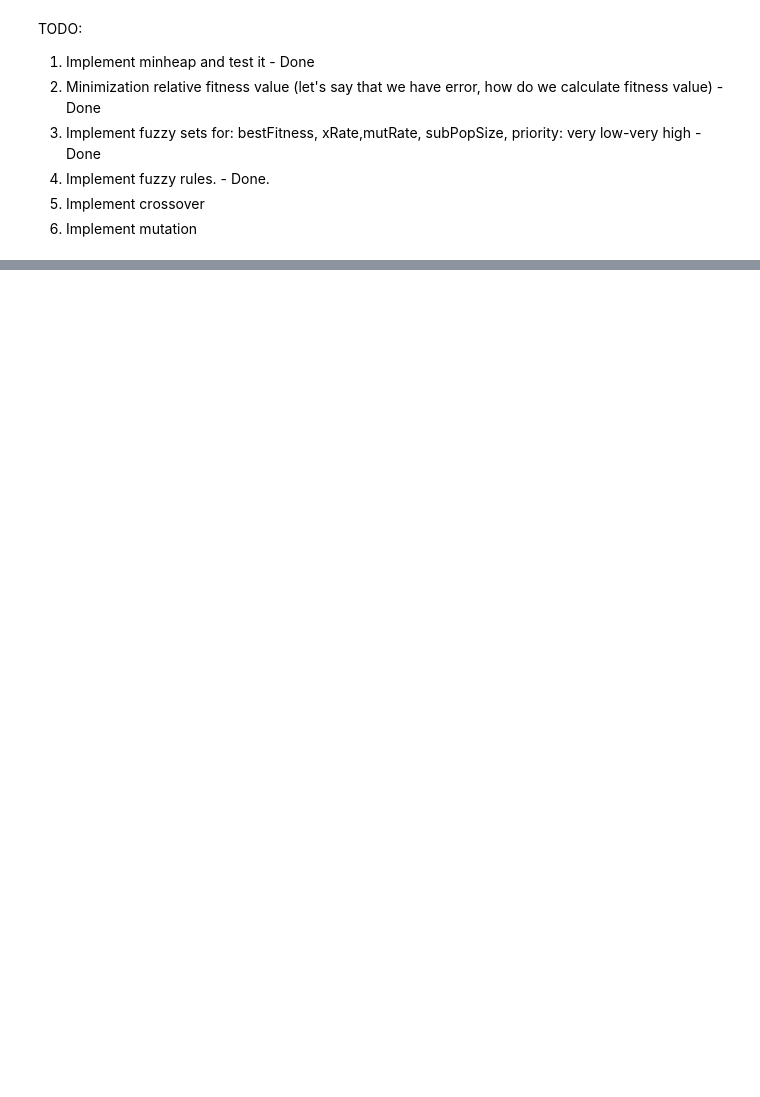
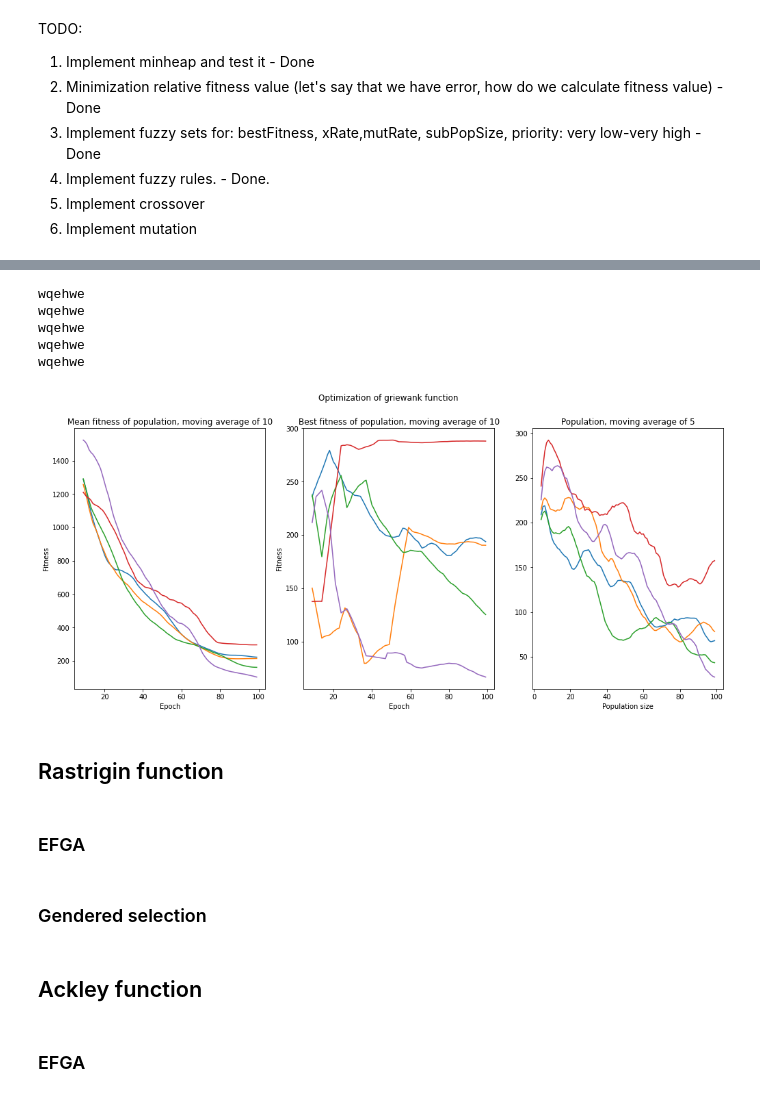
Before and after one commit to Arattel/Fuzzy_genetic_algorithms_implementations, a Jupyter notebook: efga.ipynb, the cells around one changed output, grey strips where cells are left out. Cells and saved outputs as stored; diff of their text form; code cells hidden in the pictures; blank space fills up the shorter version.

```diff
--- a/efga.ipynb
+++ b/efga.ipynb
@@ -117,0 +145,29 @@ plt.show()
+# %%
+output_params = 'log/griewank_gendered_params.json'
+output_experiment_logs = 'log/griewank_experiment_gendered_logs.csv'
+experiment_logs, params = run_experiments_gendered(n_experiments=5, epochs=100, population_scale=600, mutation_scale=.5, N=150, fitness_fn=griewank)
+
+
+with open(output_params, 'w') as f:
+    json.dump(params, f)
+
+experiment_logs.to_csv(output_experiment_logs)
+# %%
+visualize_gendered(history=experiment_logs, function_name='griewank function')
+# %% [output]
+wqehwe
+wqehwe
+wqehwe
+wqehwe
+wqehwe
+[figure, added]
+# %% [markdown]
+## Rastrigin function
+# %% [markdown]
+### EFGA
+# %% [markdown]
+### Gendered selection
+# %% [markdown]
+## Ackley function
+# %% [markdown]
+### EFGA
```
Also changed, not shown: parts of 37 cells of this notebook, 5 other files.
